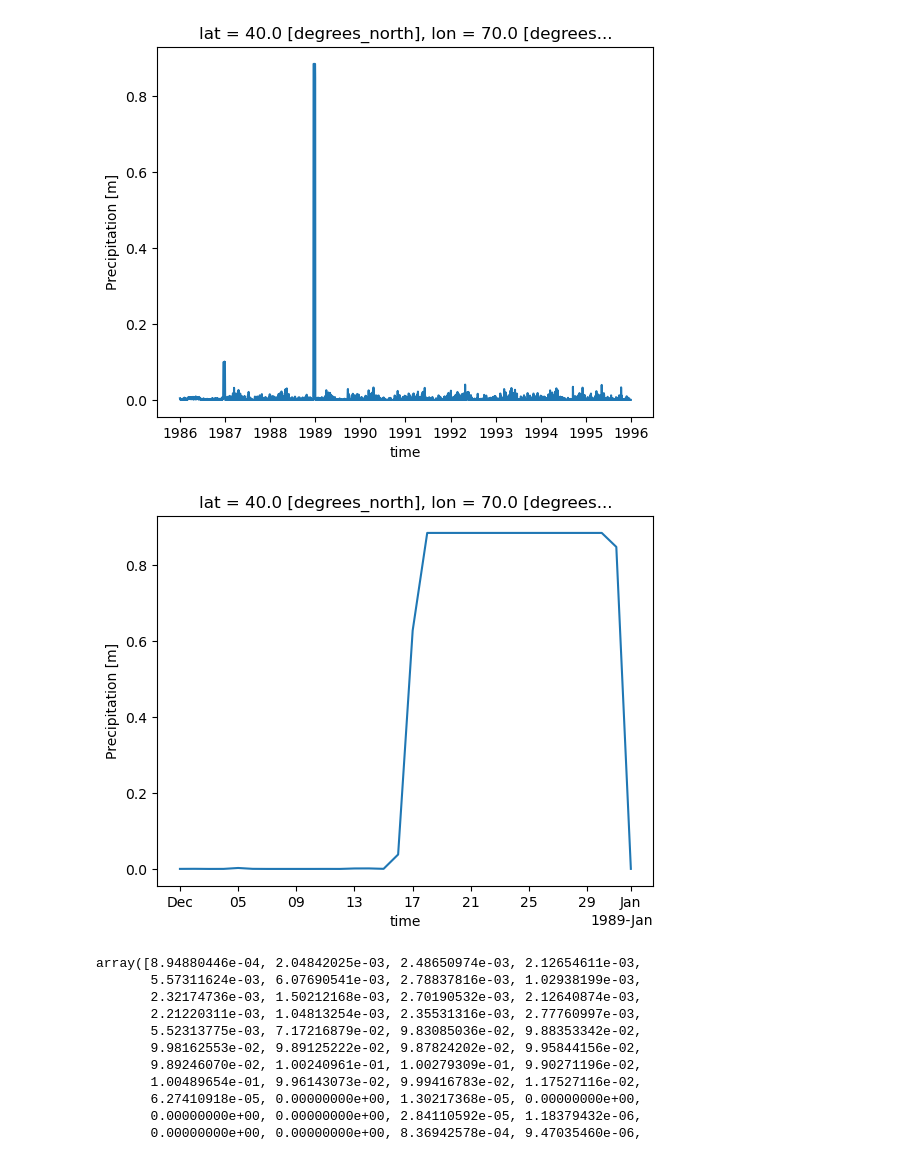
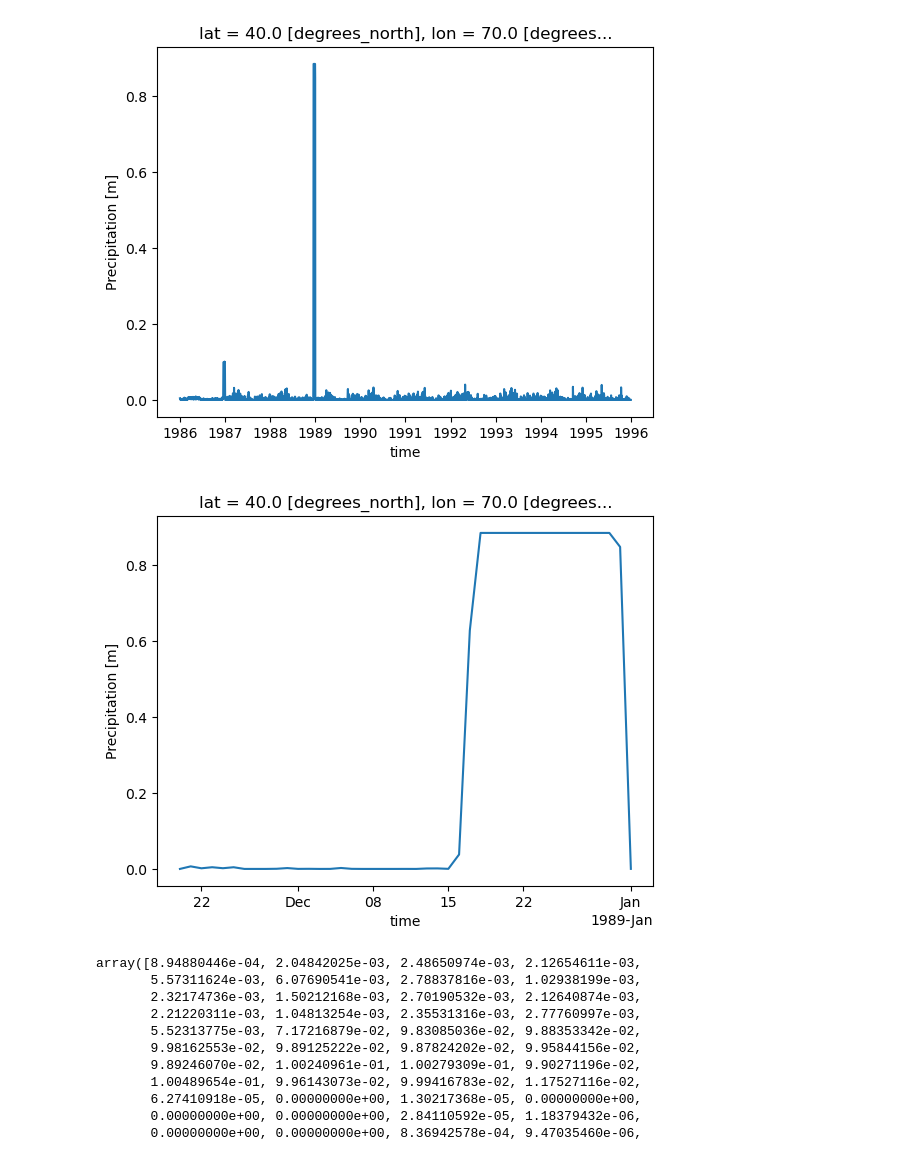
Before and after one commit to andrevdv/MSc_AralSea, a Jupyter notebook: book/thesis_projects/MSc/2025_Q1_AndreVanDerVeen_CEG/work_in_progress/Test_Aral/Aral_load_results_bug.ipynb, the cells around one changed output. Saved outputs shown, nothing was run; the diff lists cells and outputs as text; code cells hidden in the pictures.

```diff
--- a/book/thesis_projects/MSc/2025_Q1_AndreVanDerVeen_CEG/work_in_progress/Test_Aral/Aral_load_results_bug.ipynb
+++ b/book/thesis_projects/MSc/2025_Q1_AndreVanDerVeen_CEG/work_in_progress/Test_Aral/Aral_load_results_bug.ipynb
@@ -147,9 +157,10 @@ Attributes:
 [<matplotlib.lines.Line2D at 0x...>]
 [figure]
 # %%
-ts_pr_year = ts_pr.sel(time=slice('1988-12-01', '1989-01-01'))
+ts_pr_year = ts_pr.sel(time=slice('1988-11-20', '1989-01-01'))
 ts_pr_year.plot()
+plt.savefig('ERA5_pr_1988-89.png')
 plt.show()
 # %% [output]
-[figure, old version]
+[figure, new version]
 # %%
```
Also changed, not shown: parts of 3 cells of this notebook, 6 other files.
